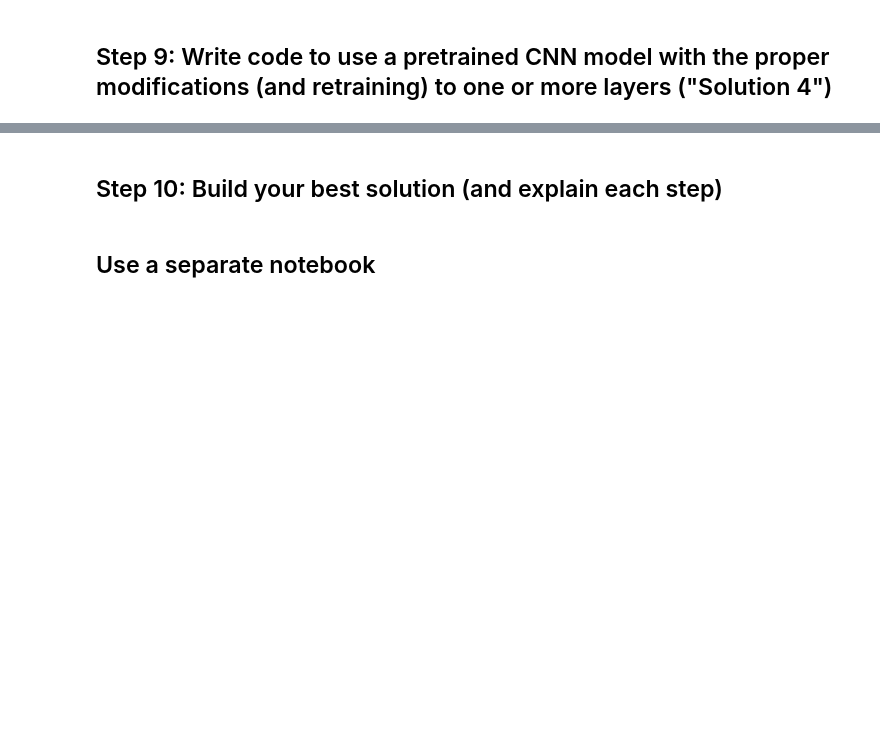
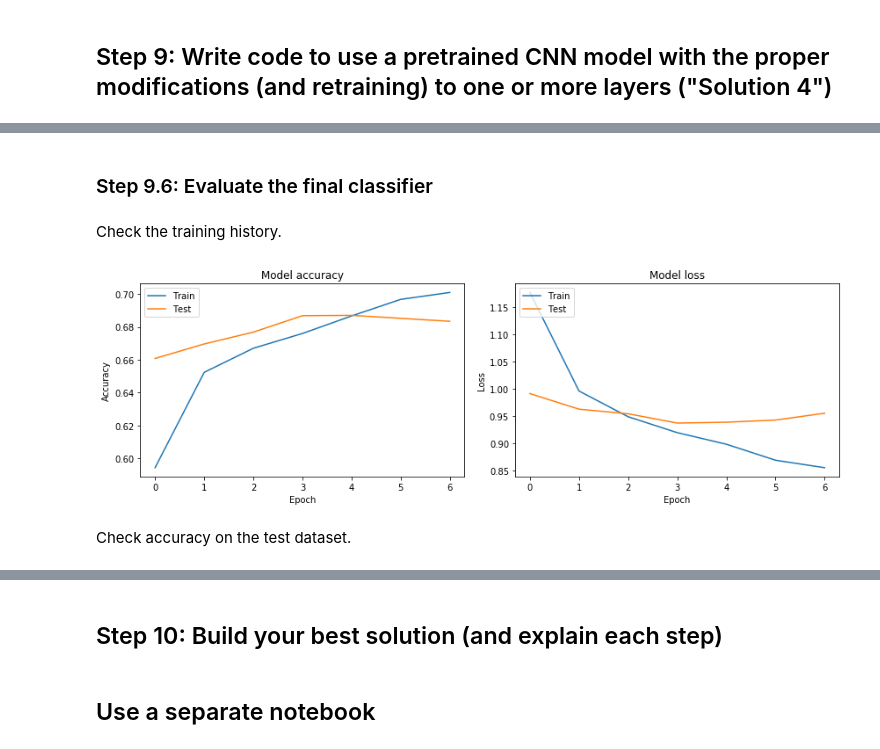
Before and after one commit to fau-masters-collected-works-cgarbin/cap6618-computer-vision, a Jupyter notebook: module6/CAP6618_PP4_experiments_cgarbin.ipynb, the cells around one changed output, grey strips where cells are left out. Cells and saved outputs as stored; diff of their text form; code cells hidden in the pictures; blank space fills up the shorter version.

```diff
--- a/module6/CAP6618_PP4_experiments_cgarbin.ipynb
+++ b/module6/CAP6618_PP4_experiments_cgarbin.ipynb
@@ -500,7 +493,7 @@ img_path = 'elephant.jpg'
 img = image.load_img(img_path, target_size=(224, 224))
 x = image.img_to_array(img)
 x = np.expand_dims(x, axis=0)
-x = preprocess_input(x)
+x = vgg19.preprocess_input(x)
 
 fc2_features = model.predict(x)
 fc2_features.shape
@@ -747,0 +922,10 @@ print(y_test.shape)
+# %%
+from keras import callbacks
+
+early_stopping = callbacks.EarlyStopping(monitor='val_acc', patience=2, verbose=1)
+
+history = model.fit(x_train_features, y_train,
+                    epochs=100,
+                    batch_size=32,
+                    validation_split=0.1,
+                    callbacks=[early_stopping])
@@ -747,0 +949,41 @@ print(y_test.shape)
+# %% [markdown]
+### Step 9.6: Evaluate the final classifier
+# %% [markdown]
+Check the training history.
+# %%
+# Adapted from https://keras.io/visualization/ - changed to side-by-side plots to save space
+from matplotlib.ticker import MaxNLocator
+
+def plot_keras_history(history):
+
+    # Side-by-side plots, wider than taller, to make run for the epochs
+    f = plt.figure(figsize=(12,4))
+    ax_acc = f.add_subplot(121)
+    ax_loss = f.add_subplot(122)
+
+    # Plot training & validation accuracy values
+    ax_acc.plot(history.history['acc'])
+    ax_acc.plot(history.history['val_acc'])
+    ax_acc.set_title('Model accuracy')
+    ax_acc.set_ylabel('Accuracy')
+    ax_acc.set_xlabel('Epoch')
+    ax_acc.legend(['Train', 'Test'], loc='upper left')
+    ax_acc.xaxis.set_major_locator(MaxNLocator(integer=True))
+
+    # Plot training & validation loss values
+    ax_loss.plot(history.history['loss'])
+    ax_loss.plot(history.history['val_loss'])
+    ax_loss.set_title('Model loss')
+    ax_loss.set_ylabel('Loss')
+    ax_loss.set_xlabel('Epoch')
+    ax_loss.legend(['Train', 'Test'], loc='upper left')
+    ax_loss.xaxis.set_major_locator(MaxNLocator(integer=True))
+
+    plt.tight_layout()
+    plt.show()
+# %%
+plot_keras_history(history)
+# %% [output]
+[figure, added]
+# %% [markdown]
+Check accuracy on the test dataset.
```
Also changed, not shown: parts of 58 cells of this notebook.
